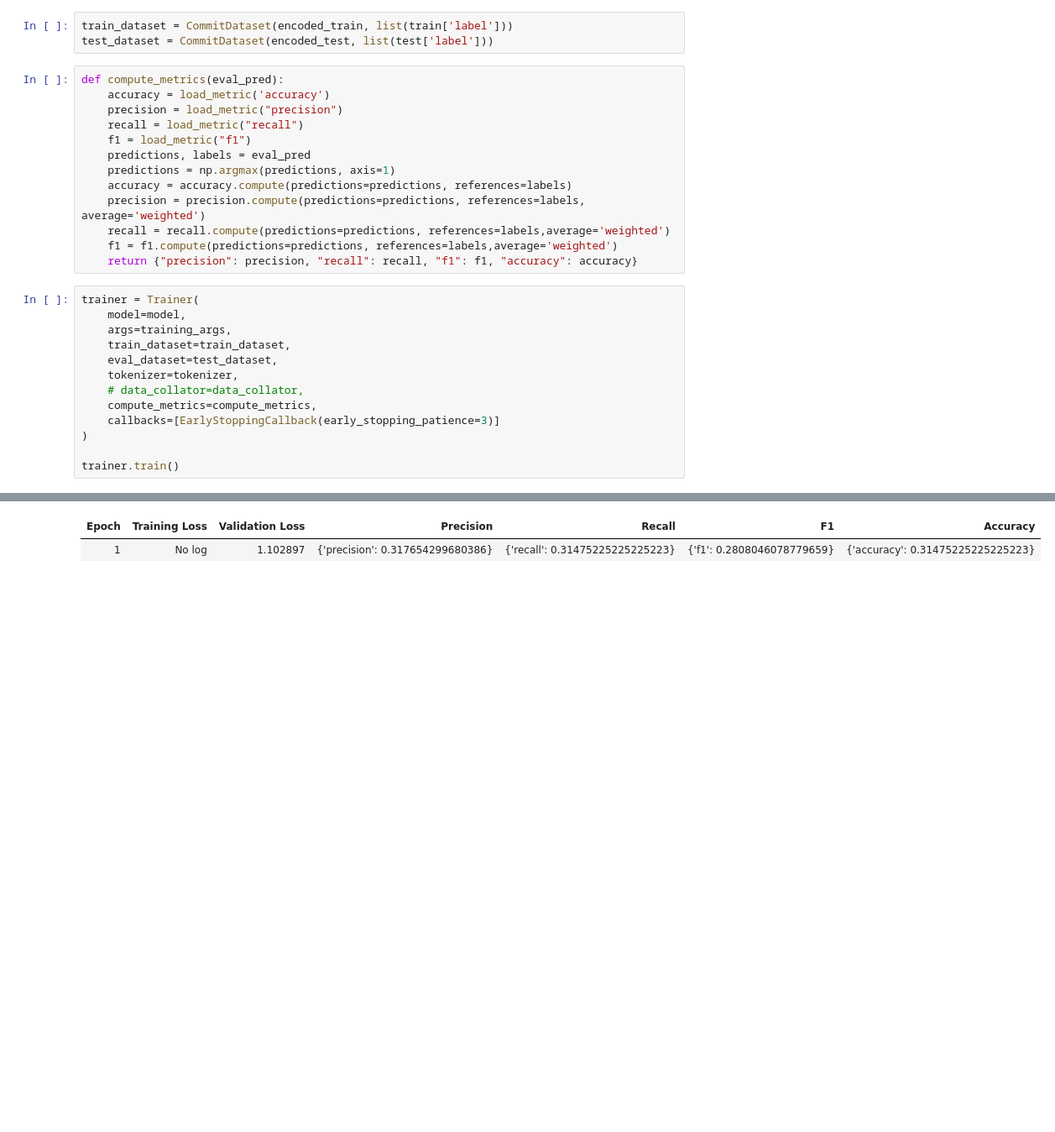
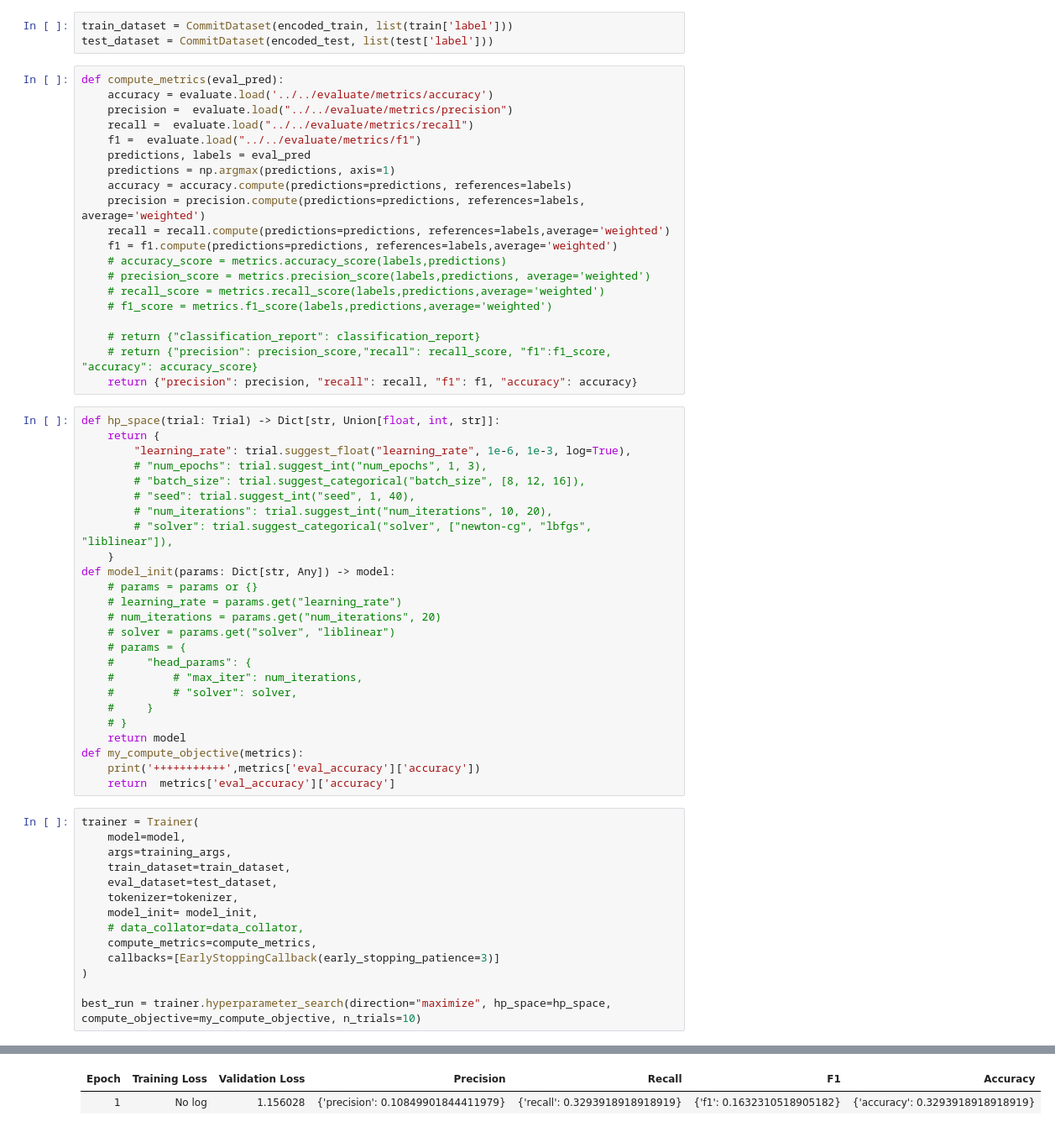
Before and after one commit to AppleMax1992/CommitFit, a Jupyter notebook: notebooks/E-3-5/3_bert_5.ipynb, the cells around one changed output, grey strips where cells are left out. Shown: that part at 84% size. Drawn from its saved outputs; the diff is of its cells as text; blank space fills up the shorter version.

```diff
--- a/notebooks/E-3-5/3_bert_5.ipynb
+++ b/notebooks/E-3-5/3_bert_5.ipynb
@@ -144,17 +128,49 @@ train_dataset = CommitDataset(encoded_train, list(train['label']))
 test_dataset = CommitDataset(encoded_test, list(test['label']))
 # %%
 def compute_metrics(eval_pred):
-    accuracy = load_metric('accuracy')
-    precision = load_metric("precision")
-    recall = load_metric("recall")
-    f1 = load_metric("f1")
+    accuracy = evaluate.load('../../evaluate/metrics/accuracy')
+    precision =  evaluate.load("../../evaluate/metrics/precision")
+    recall =  evaluate.load("../../evaluate/metrics/recall")
+    f1 =  evaluate.load("../../evaluate/metrics/f1")
     predictions, labels = eval_pred
     predictions = np.argmax(predictions, axis=1)
     accuracy = accuracy.compute(predictions=predictions, references=labels)
     precision = precision.compute(predictions=predictions, references=labels, average='weighted')
     recall = recall.compute(predictions=predictions, references=labels,average='weighted')
     f1 = f1.compute(predictions=predictions, references=labels,average='weighted')
+    # accuracy_score = metrics.accuracy_score(labels,predictions)
+    # precision_score = metrics.precision_score(labels,predictions, average='weighted')
+    # recall_score = metrics.recall_score(labels,predictions,average='weighted')
+    # f1_score = metrics.f1_score(labels,predictions,average='weighted')
+
+    # return {"classification_report": classification_report}
+    # return {"precision": precision_score,"recall": recall_score, "f1":f1_score, "accuracy": accuracy_score}
     return {"precision": precision, "recall": recall, "f1": f1, "accuracy": accuracy}
+# %%
+def hp_space(trial: Trial) -> Dict[str, Union[float, int, str]]:
+    return {
+        "learning_rate": trial.suggest_float("learning_rate", 1e-6, 1e-3, log=True),
+        # "num_epochs": trial.suggest_int("num_epochs", 1, 3),
+        # "batch_size": trial.suggest_categorical("batch_size", [8, 12, 16]),
+        # "seed": trial.suggest_int("seed", 1, 40),
+        # "num_iterations": trial.suggest_int("num_iterations", 10, 20),
+        # "solver": trial.suggest_categorical("solver", ["newton-cg", "lbfgs", "liblinear"]),
+    }
+def model_init(params: Dict[str, Any]) -> model:
+    # params = params or {}
+    # learning_rate = params.get("learning_rate")
+    # num_iterations = params.get("num_iterations", 20)
+    # solver = params.get("solver", "liblinear")
+    # params = {
+    #     "head_params": {
+    #         # "max_iter": num_iterations,
+    #         # "solver": solver,
+    #     }
+    # }
+    return model
+def my_compute_objective(metrics):
+    print('+++++++++++',metrics['eval_accuracy']['accuracy'])
+    return  metrics['eval_accuracy']['accuracy']
 # %%
 trainer = Trainer(
     model=model,
@@ -162,10 +178,11 @@ trainer = Trainer(
     train_dataset=train_dataset,
     eval_dataset=test_dataset,
     tokenizer=tokenizer,
+    model_init= model_init,
     # data_collator=data_collator,
     compute_metrics=compute_metrics,
     callbacks=[EarlyStoppingCallback(early_stopping_patience=3)]
 )
 
-trainer.train()
+best_run = trainer.hyperparameter_search(direction="maximize", hp_space=hp_space, compute_objective=my_compute_objective, n_trials=10)
 # %% [output]
@@ -174,2 +193,2 @@ You're using a BertTokenizerFast tokenizer. Please note that with a fast tokeniz
 | Epoch | Training Loss | Validation Loss | Precision | Recall | F1 | Accuracy |
-| 1 | No log | 1.102897 | {'precision': 0.317654299680386} | {'recall': 0.31475225225225223} | {'f1': 0.2808046078779659} | {'accuracy': 0.31475225225225223} |
+| 1 | No log | 1.156028 | {'precision': 0.10849901844411979} | {'recall': 0.3293918918918919} | {'f1': 0.1632310518905182} | {'accuracy': 0.3293918918918919} |
```
Also changed, not shown: parts of 8 cells of this notebook, 3 other files.
